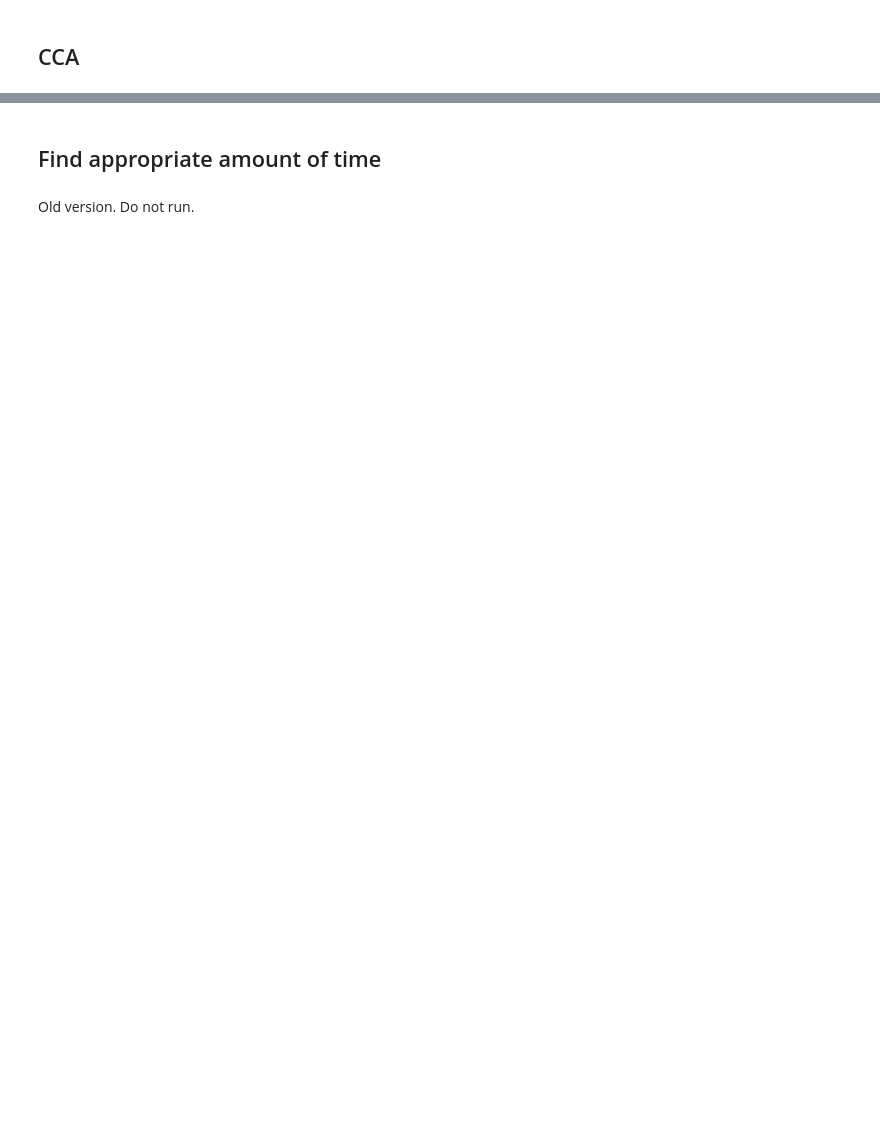
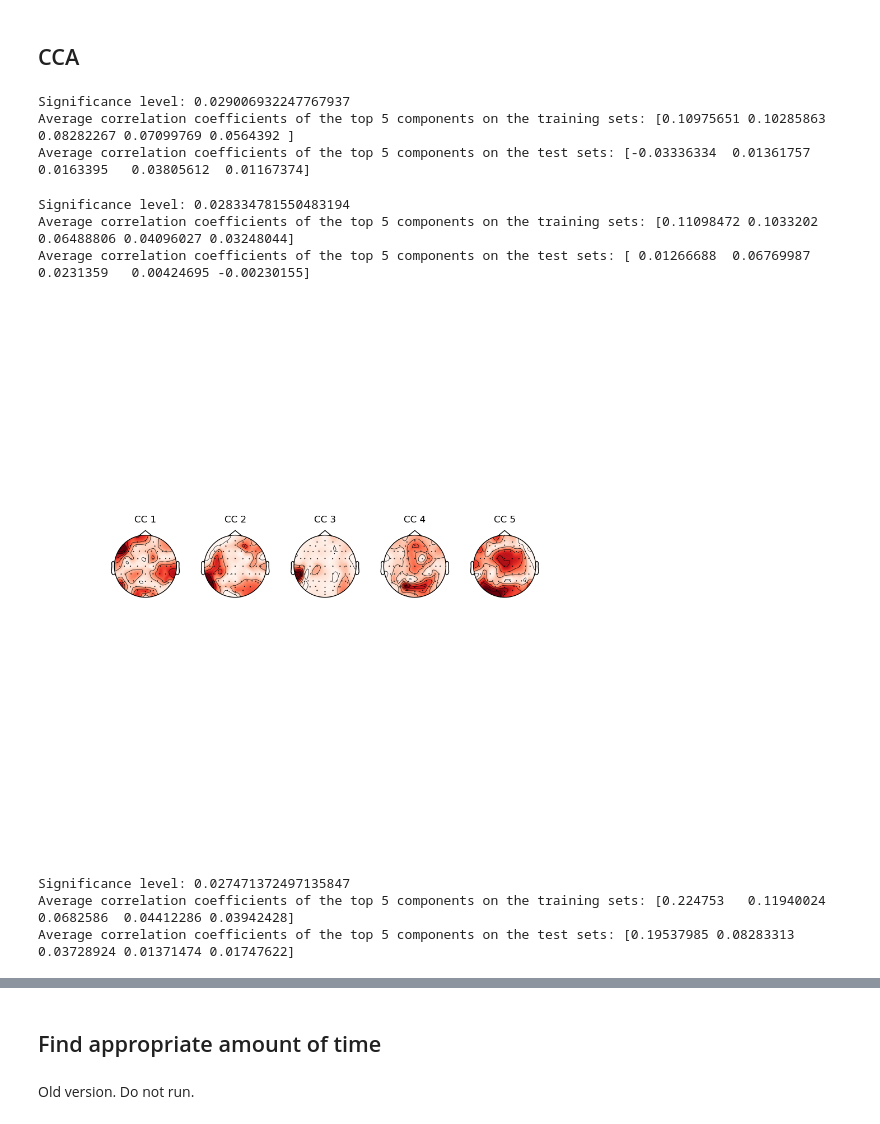
Before and after one commit to YYao-42/Identifying-Temporal-Correlations-Between-Natural-Single-shot-Videos-and-EEG-Signals, a Jupyter notebook: legacy/EOG.ipynb, the cells around one changed output, grey strips where cells are left out. Drawn from its saved outputs; the diff is of its cells as text; code cells hidden in the pictures; blank space fills up the shorter version.

```diff
--- a/legacy/EOG.ipynb
+++ b/legacy/EOG.ipynb
@@ -11,5 +13,24 @@ from scipy.stats import zscore, pearsonr
 from scipy.io import savemat, loadmat
 from scipy import signal
 %matplotlib widget
+# %%
+def clean_features(feats, smooth=True):
+    y = copy.deepcopy(feats)
+    # interpolate NaN values (linealy)
+    T, nb_feature = y.shape
+    for i in range(nb_feature):
+        # interpolate NaN values
+        nans, x= np.isnan(y[:,i]), lambda z: z.nonzero()[0]
+        if any(nans):
+            f1 = scipy.interpolate.interp1d(x(~nans), y[:,i][~nans], fill_value='extrapolate')
+            y[:,i][nans] = f1(x(nans))
+        if smooth:
+            # extract envelope by finding peaks and interpolating peaks with spline
+            idx_peaks = scipy.signal.find_peaks(y[:,i])[0]
+            idx_rest = np.setdiff1d(np.array(range(T)), idx_peaks)
+            # consider use quadratic instead
+            f2 = scipy.interpolate.interp1d(idx_peaks, y[:,i][idx_peaks], kind='cubic', fill_value='extrapolate')
+            y[:,i][idx_rest] = f2(idx_rest)
+    return y
 # %% [markdown]
 ## Data loading
@@ -64,2 +115,61 @@ peaks/30
 # %% [markdown]
 ## CCA
+# %%
+id_sub = 1
+eeg_onesub_list = [eeg[:,:,id_sub] for eeg in eeg_multisub_list]
+eeg_onesub_clean_list = [eeg[:,:,id_sub] for eeg in clean_eeg_multisub_list]
+Stim_list = features_list
+Stim_clean_list = clean_features_list
+L_EEG = 1 # correlations can be higher if include time lags
+L_Stim = fs+1
+CCA = algo.CanonicalCorrelationAnalysis(eeg_onesub_clean_list, Stim_clean_list, fs, L_EEG, L_Stim, offset_EEG=0, offset_Stim=int(fs/2))
+corr_train, corr_test, dist_train, dist_test, V_A_train, V_B_train = CCA.cross_val()
+# %% [output]
+Significance level: 0.029006932247767937
+Average correlation coefficients of the top 5 components on the training sets: [0.10975651 0.10285863 0.08282267 0.07099769 0.0564392 ]
+Average correlation coefficients of the top 5 components on the test sets: [-0.03336334  0.01361757  0.0163395   0.03805612  0.01167374]
+# %%
+id_sub = 0
+eeg_onesub_list = [eeg[:,:,id_sub] for eeg in eeg_multisub_list]
+eeg_onesub_clean_list = [eeg[:,:,id_sub] for eeg in clean_eeg_multisub_list]
+Stim_list = features_list
+Stim_clean_list = clean_features_list
+L_EEG = 1 # correlations can be higher if include time lags
+L_Stim = int(fs/2)
+CCA = algo.CanonicalCorrelationAnalysis(eeg_onesub_clean_list, Stim_clean_list, fs, L_EEG, L_Stim, offset_EEG=0, offset_Stim=0)
+corr_train, corr_test, dist_train, dist_test, V_A_train, V_B_train = CCA.cross_val()
+# %% [output]
+Significance level: 0.028334781550483194
+Average correlation coefficients of the top 5 components on the training sets: [0.11098472 0.1033202  0.06488806 0.04096027 0.03248044]
+Average correlation coefficients of the top 5 components on the test sets: [ 0.01266688  0.06769987  0.0231359   0.00424695 -0.00230155]
+# %%
+# Visualization: spatial (temporal) filter
+eeg_onesub = np.concatenate(tuple(eeg_onesub_clean_list), axis=0)
+forward_model = utils.forward_model(eeg_onesub, V_A_train, L_EEG, offset=1)
+biosemi_layout = mne.channels.read_layout('biosemi')
+create_info = mne.create_info(biosemi_layout.names, ch_types='eeg', sfreq=30)
+create_info.set_montage('biosemi64')
+plt.close()
+plt.figure(figsize=(10, 10))
+for i in range(5):
+    ax = plt.subplot(1, 5, i + 1)
+    mne.viz.plot_topomap(np.abs(forward_model[:,i]), create_info, ch_type='eeg', axes=ax, show=False)
+    ax.set_title('CC '+str(i+1))
+plt.show()
+# plt.savefig('figures/CCA_'+str(id_sub)+'.png')
+# %% [output]
+[figure, added]
+# %%
+id_sub = 0
+eeg_onesub_list = [eeg[:,:,id_sub] for eeg in eeg_multisub_list]
+eeg_onesub_clean_list = [eeg[:,:,id_sub] for eeg in clean_eeg_multisub_list]
+Stim_list = features_list
+Stim_clean_list = clean_features_list
+L_EEG = 1 # correlations can be higher if include time lags
+L_Stim = int(fs/2)
+CCA = algo.CanonicalCorrelationAnalysis(eeg_onesub_list, handcrafted_list, fs, L_EEG, L_Stim, offset_EEG=0, offset_Stim=0)
+corr_train, corr_test, dist_train, dist_test, V_A_train, V_B_train = CCA.cross_val()
+# %% [output]
+Significance level: 0.027471372497135847
+Average correlation coefficients of the top 5 components on the training sets: [0.224753   0.11940024 0.0682586  0.04412286 0.03942428]
+Average correlation coefficients of the top 5 components on the test sets: [0.19537985 0.08283313 0.03728924 0.01371474 0.01747622]
```
Also changed, not shown: parts of 15 cells of this notebook, 2 other files.
